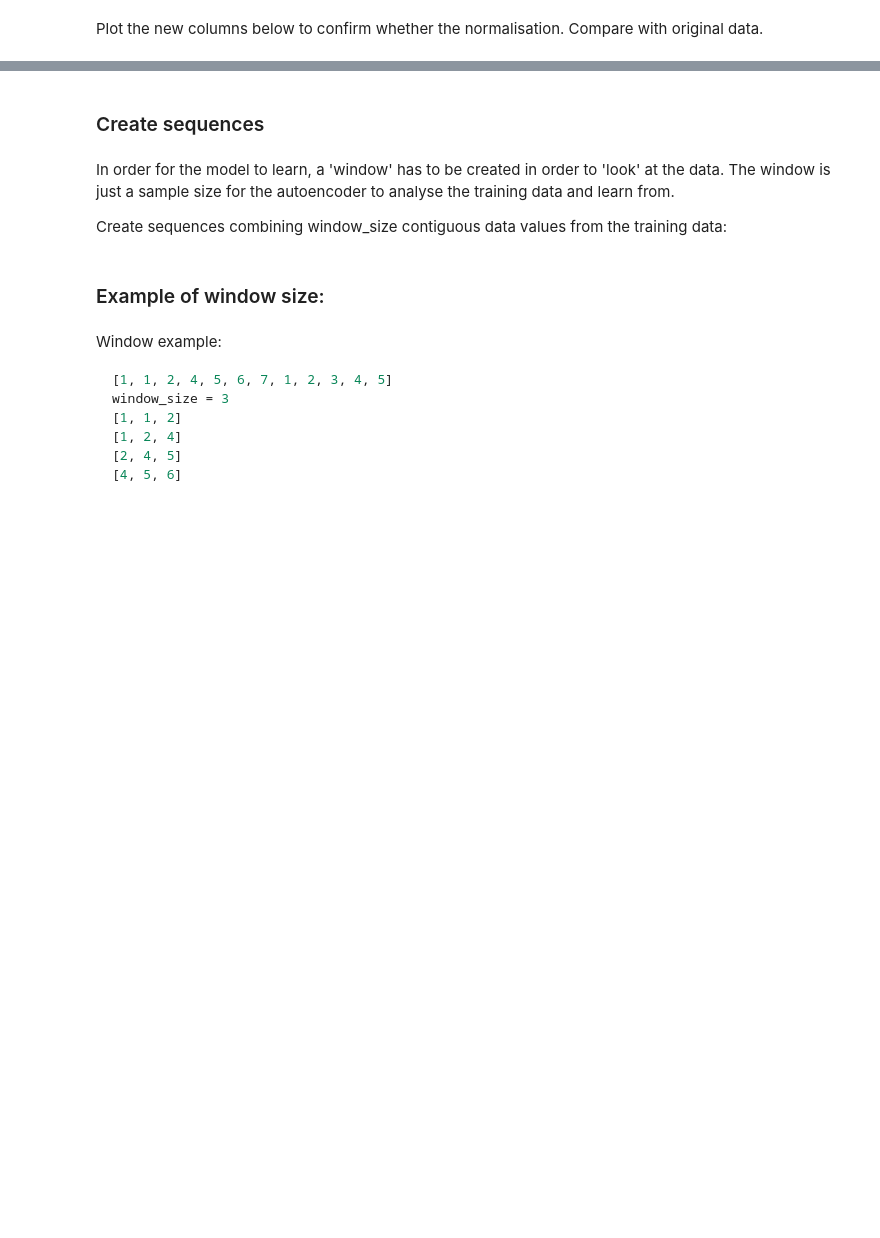
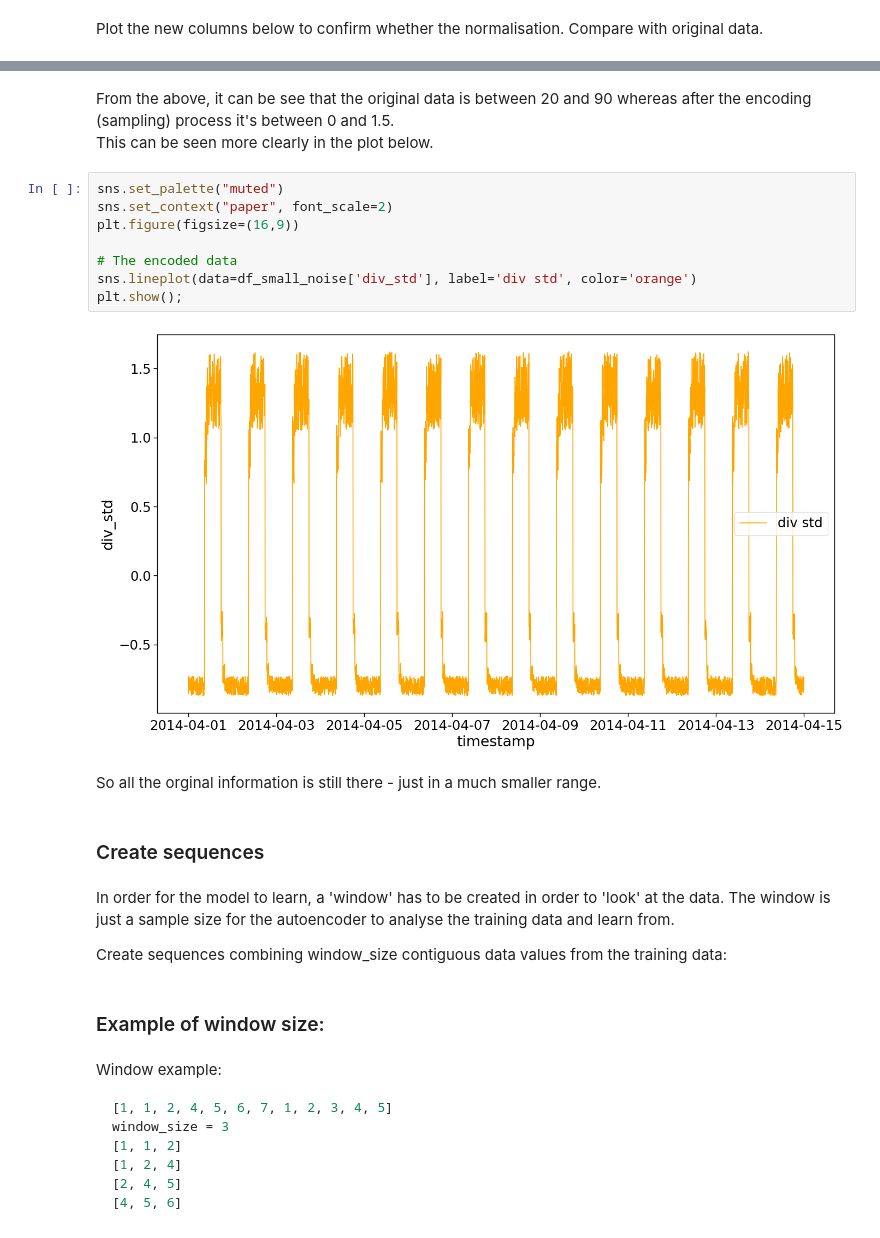
Before and after one commit to fabiofabrizi/ML-and-Stats-Portfolio, a Jupyter notebook: project/Keras Project.ipynb, the cells around one changed output, grey strips where cells are left out. Cells and saved outputs as stored; diff of their text form; blank space fills up the shorter version.

```diff
--- a/project/Keras Project.ipynb
+++ b/project/Keras Project.ipynb
@@ -344,4 +347,19 @@ sns.lineplot(data=df_small_noise['div_std'], label='div std')
 [figure]
+# %% [markdown]
+From the above, it can be see that the original data is between 20 and 90 whereas after the encoding (sampling) process it's between 0 and 1.5.<br>
+This can be seen more clearly in the plot below.
+# %%
+sns.set_palette("muted")
+sns.set_context("paper", font_scale=2)
+plt.figure(figsize=(16,9))
+
+# The encoded data
+sns.lineplot(data=df_small_noise['div_std'], label='div std', color='orange')
+plt.show();
+# %% [output]
+[figure, added]
+# %% [markdown]
+So all the orginal information is still there - just in a much smaller range.
 # %% [markdown]
 ### Create sequences
 # %% [markdown]
```
Also changed, not shown: parts of 16 cells of this notebook.
